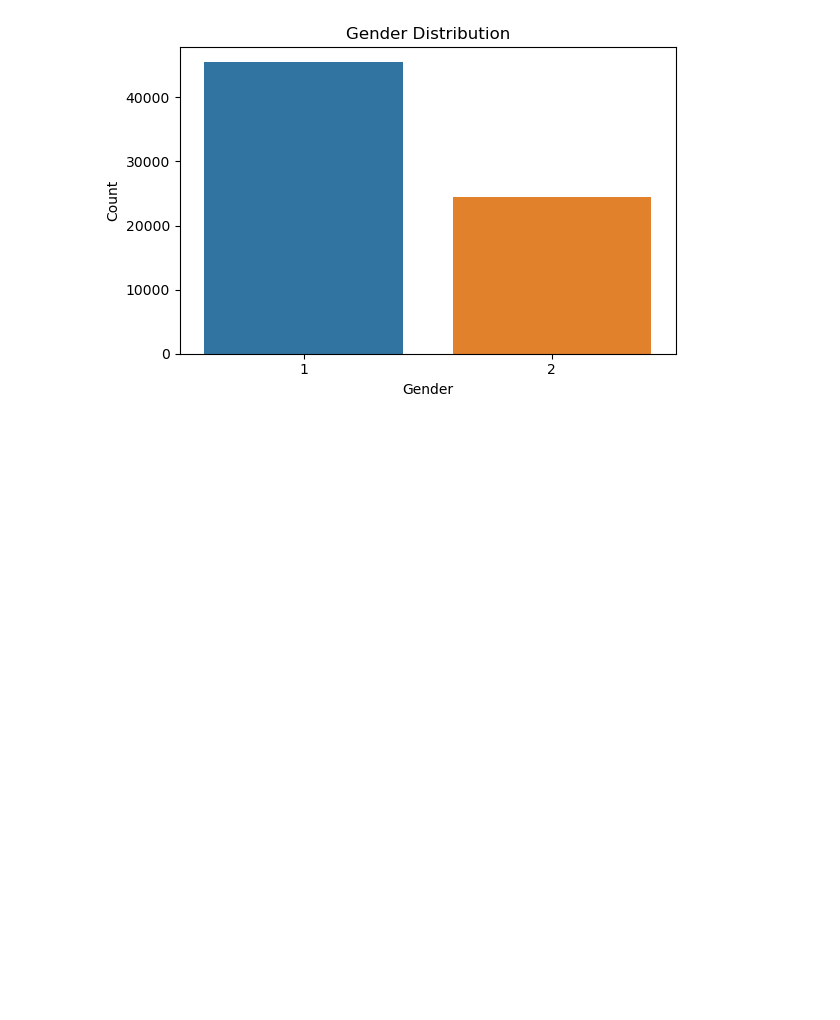
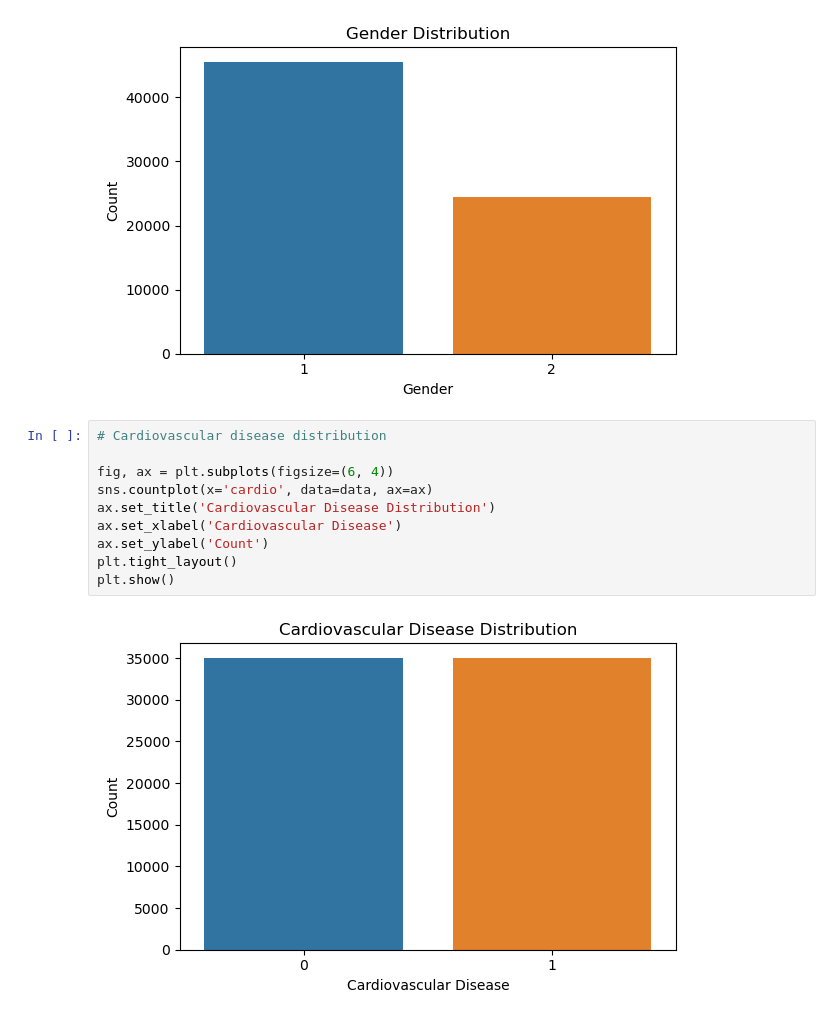
Before and after one commit to UlysseNMK312/cardio_prediction, a Jupyter notebook: notebooks/EDA.ipynb, the cells around one changed output. Saved outputs shown, nothing was run; the diff lists cells and outputs as text; blank space fills up the shorter version.

Commit message:
{Cardiovascular disease distribution}

```diff
--- a/notebooks/EDA.ipynb
+++ b/notebooks/EDA.ipynb
@@ -73,3 +73,15 @@ plt.tight_layout()
 plt.show()
 # %% [output]
 [figure]
+# %%
+# Cardiovascular disease distribution
+
+fig, ax = plt.subplots(figsize=(6, 4))
+sns.countplot(x='cardio', data=data, ax=ax)
+ax.set_title('Cardiovascular Disease Distribution')
+ax.set_xlabel('Cardiovascular Disease')
+ax.set_ylabel('Count')
+plt.tight_layout()
+plt.show()
+# %% [output]
+[figure, added]
```
